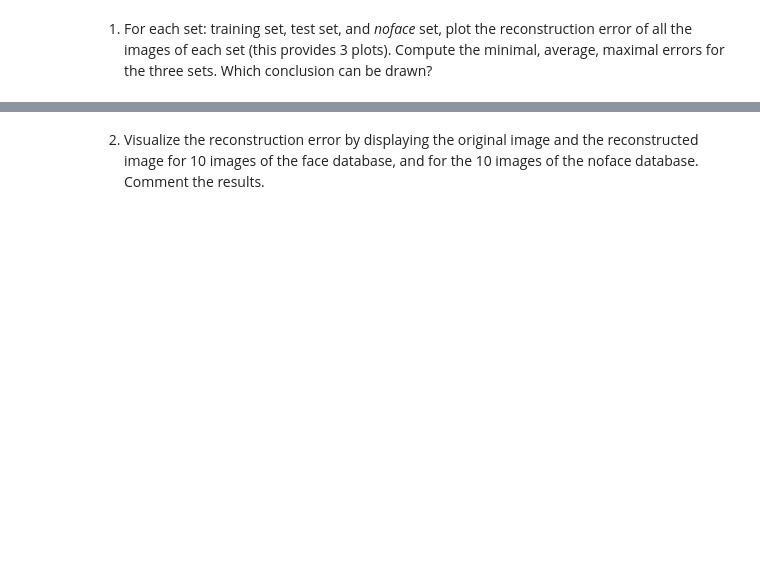
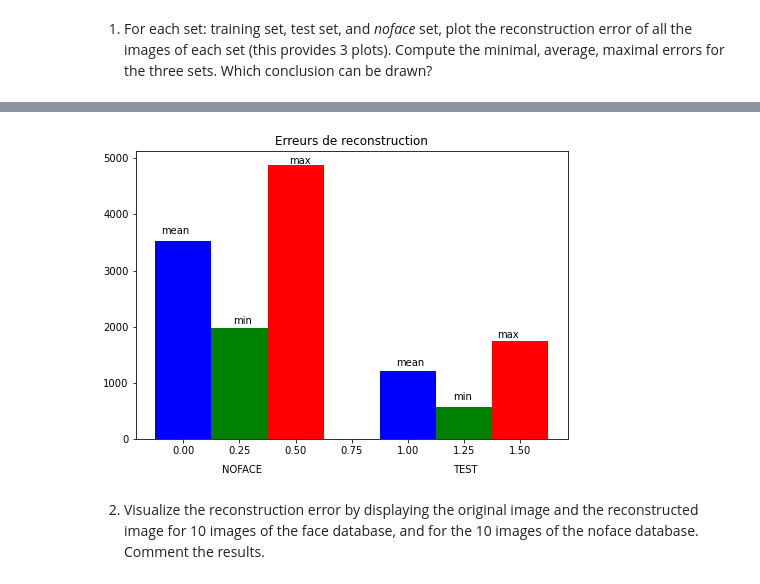
Before and after one commit to hanzopgp/MasterBioInformaticsPTs, a Jupyter notebook: S1/BIMA/TME9/TME9-10DurandKordon.ipynb, the cells around one changed output, grey strips where cells are left out. Saved outputs shown, nothing was run; the diff lists cells and outputs as text; code cells hidden in the pictures; blank space fills up the shorter version.

```diff
--- a/S1/BIMA/TME9/TME9-10DurandKordon.ipynb
+++ b/S1/BIMA/TME9/TME9-10DurandKordon.ipynb
@@ -558,2 +595,34 @@ Until now, we focused on comparing facial images with each other. But the method
+# %%
+mean_noface = np.mean(error_noface)
+min_noface = np.min(error_noface)
+max_noface = np.max(error_noface)
+
+mean_test = np.mean(error_test)
+min_test = np.min(error_test)
+max_test = np.max(error_test)
+# %%
+hist1 = [mean_noface, mean_test]
+hist2 = [min_noface, min_test]
+hist3 = [max_noface, max_test]
+data = [hist1,hist2,hist3]
+
+fig = plt.figure()
+ax = fig.add_axes([0,0,1,1])
+X = np.arange(2)
+ax.bar(X + 0.00, data[0], color = 'b', width = 0.25)
+ax.bar(X + 0.25, data[1], color = 'g', width = 0.25)
+ax.bar(X + 0.50, data[2], color = 'r', width = 0.25)
+plt.title("Erreurs de reconstruction")
+plt.text(0.17, -600, "NOFACE")
+plt.text(1.20, -600, "TEST")
+plt.text(-0.1, 3650, "mean")
+plt.text(0.22, 2050, "min")
+plt.text(0.47, 4900, "max")
+plt.text(0.95, 1300, "mean")
+plt.text(1.20, 700, "min")
+plt.text(1.40, 1800, "max")
+plt.show()
+# %% [output]
+[figure, added]
 # %% [markdown]
 2. Visualize the reconstruction error by displaying the original image and the reconstructed image for 10 images of the face database, and for the 10 images of the noface database. Comment the results.
```
Also changed, not shown: parts of 17 cells of this notebook, 19 other files.
